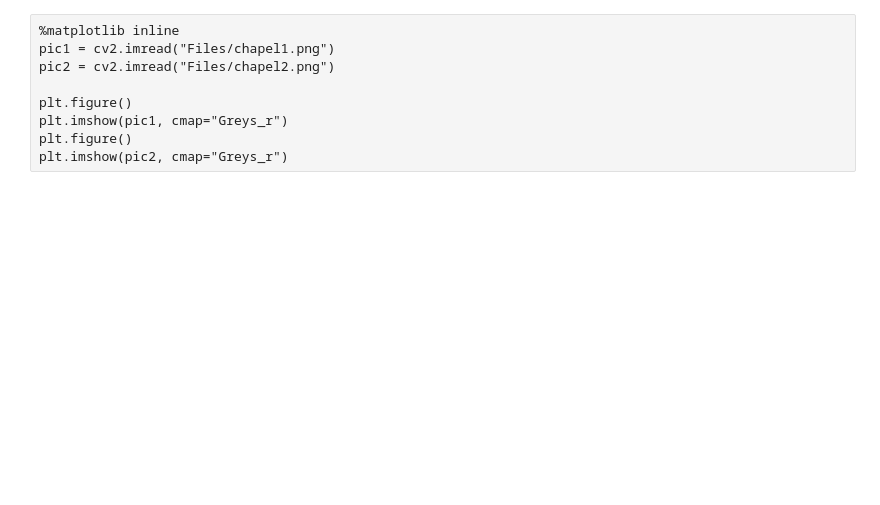
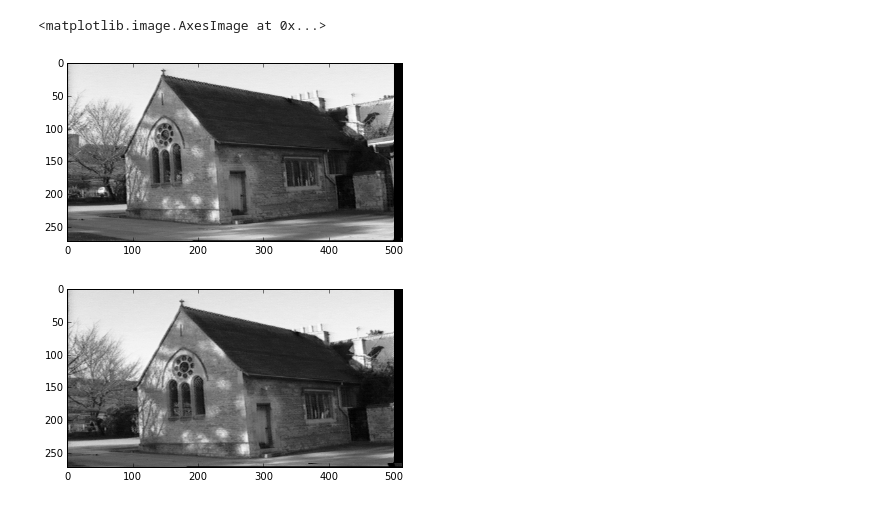
Before and after one commit to NCEghtebas/ComputerVisionCT, a Jupyter notebook: HW4/Q4.ipynb, the cells around one changed output. Saved outputs shown, nothing was run; the diff lists cells and outputs as text; code cells hidden in the pictures; blank space fills up the shorter version.

```diff
--- a/HW4/Q4.ipynb
+++ b/HW4/Q4.ipynb
@@ -2,15 +2,22 @@
 import numpy as np
 import matplotlib.pyplot as plt
 import cv2
-# %% [raw]
-%matplotlib inline
-pic1 = cv2.imread("Files/chapel1.png")
-pic2 = cv2.imread("Files/chapel2.png")
-
-plt.figure()
-plt.imshow(pic1, cmap="Greys_r")
-plt.figure()
-plt.imshow(pic2, cmap="Greys_r")
+# %%
+%matplotlib inline
+pic1 = cv2.imread("Files/chapel1.png")
+pic2 = cv2.imread("Files/chapel2.png")
+
+pic1 = cv2.cvtColor( pic1, cv2.COLOR_BGR2GRAY)
+pic2 = cv2.cvtColor( pic2, cv2.COLOR_BGR2GRAY)
+
+plt.figure()
+plt.imshow(pic1, cmap="Greys_r")
+plt.figure()
+plt.imshow(pic2, cmap="Greys_r")
+# %% [output]
+<matplotlib.image.AxesImage at 0x...>
+[figure, added]
+[figure, added]
 # %%
 def extract_features(img):
     brisk=cv2.BRISK()
```
Also changed, not shown: parts of 8 cells of this notebook.
